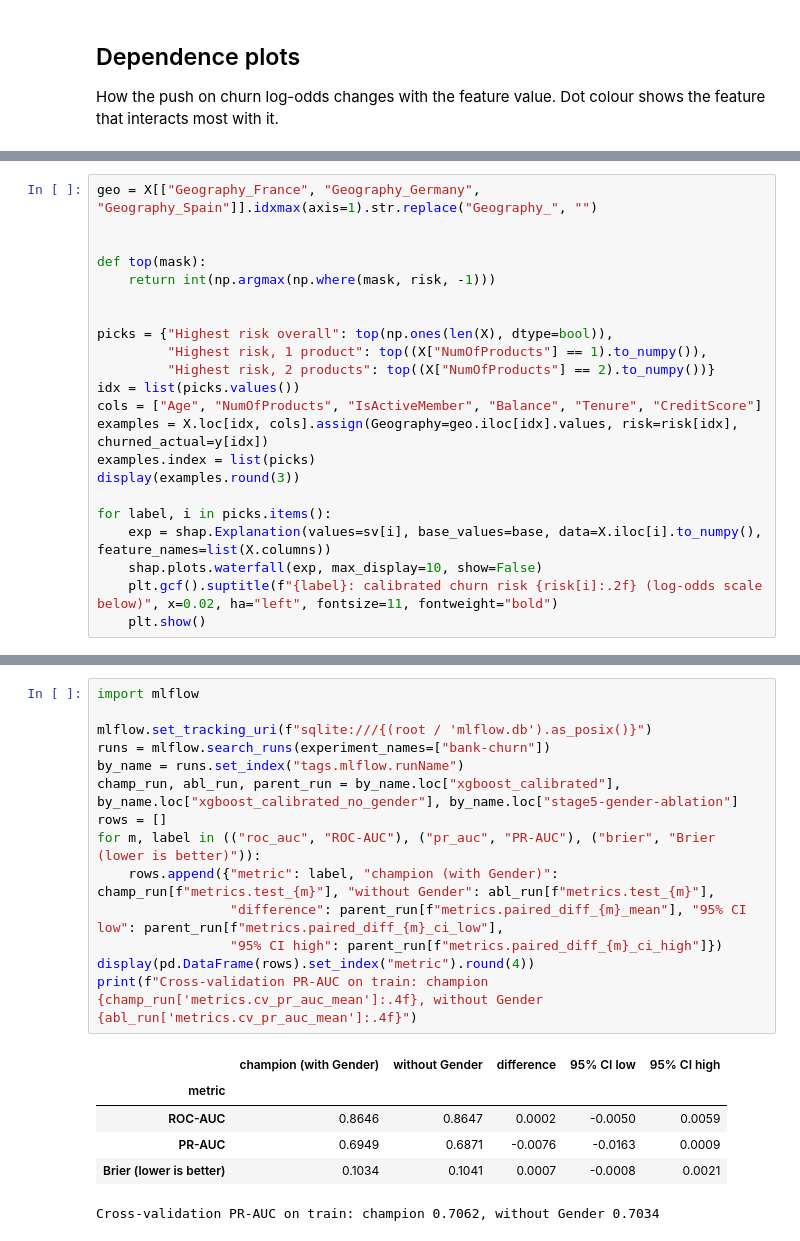
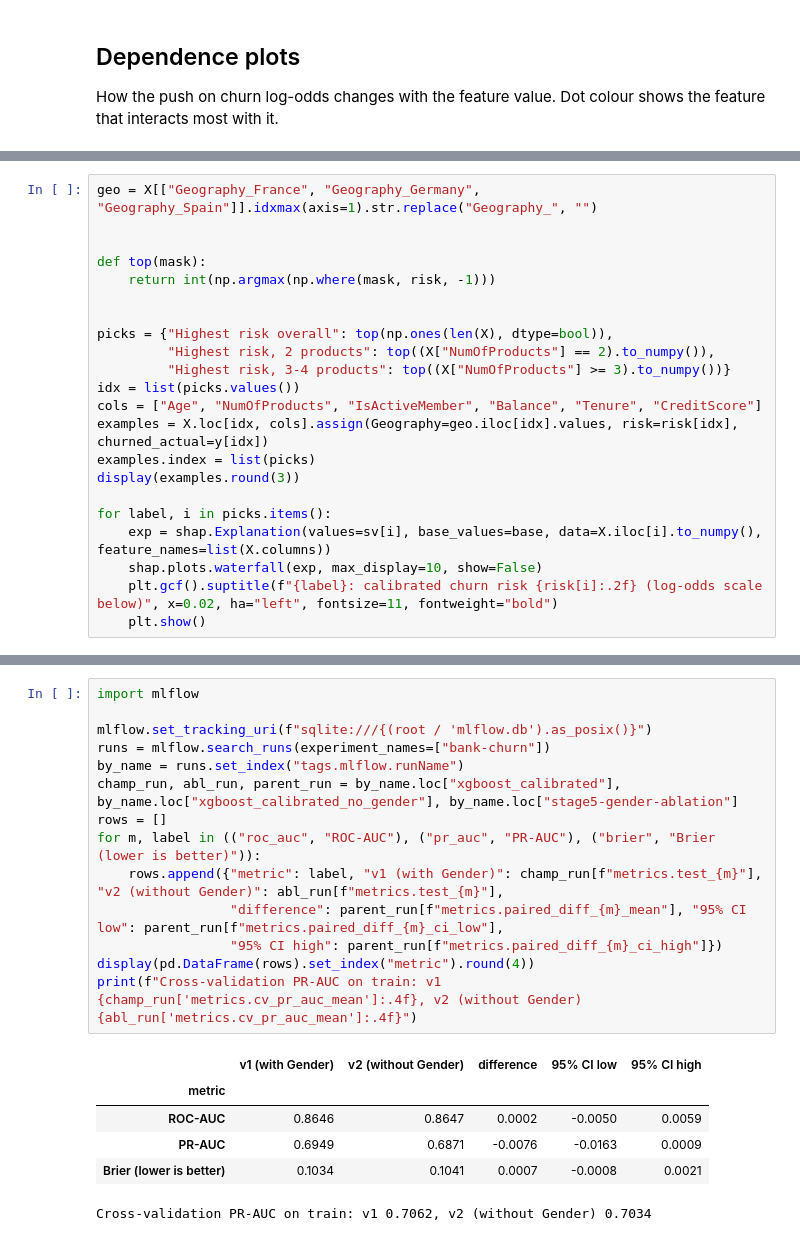
Before and after one commit to azutshi1305-coder/bank-churn-retention, a Jupyter notebook: notebooks/04_drivers.ipynb, the cells around one changed output, grey strips where cells are left out. Cells and saved outputs as stored; diff of their text form.

```diff
--- a/notebooks/04_drivers.ipynb
+++ b/notebooks/04_drivers.ipynb
@@ -113,8 +113,8 @@ def top(mask):
 
 
 picks = {"Highest risk overall": top(np.ones(len(X), dtype=bool)),
-         "Highest risk, 1 product": top((X["NumOfProducts"] == 1).to_numpy()),
-         "Highest risk, 2 products": top((X["NumOfProducts"] == 2).to_numpy())}
+         "Highest risk, 2 products": top((X["NumOfProducts"] == 2).to_numpy()),
+         "Highest risk, 3-4 products": top((X["NumOfProducts"] >= 3).to_numpy())}
 idx = list(picks.values())
 cols = ["Age", "NumOfProducts", "IsActiveMember", "Balance", "Tenure", "CreditScore"]
 examples = X.loc[idx, cols].assign(Geography=geo.iloc[idx].values, risk=risk[idx], churned_actual=y[idx])
@@ -142,22 +144,22 @@ The table compares the two models on the same test customers. The difference com
 # %%
 import mlflow
 
 mlflow.set_tracking_uri(f"sqlite:///{(root / 'mlflow.db').as_posix()}")
 runs = mlflow.search_runs(experiment_names=["bank-churn"])
 by_name = runs.set_index("tags.mlflow.runName")
 champ_run, abl_run, parent_run = by_name.loc["xgboost_calibrated"], by_name.loc["xgboost_calibrated_no_gender"], by_name.loc["stage5-gender-ablation"]
 rows = []
 for m, label in (("roc_auc", "ROC-AUC"), ("pr_auc", "PR-AUC"), ("brier", "Brier (lower is better)")):
-    rows.append({"metric": label, "champion (with Gender)": champ_run[f"metrics.test_{m}"], "without Gender": abl_run[f"metrics.test_{m}"],
+    rows.append({"metric": label, "v1 (with Gender)": champ_run[f"metrics.test_{m}"], "v2 (without Gender)": abl_run[f"metrics.test_{m}"],
                  "difference": parent_run[f"metrics.paired_diff_{m}_mean"], "95% CI low": parent_run[f"metrics.paired_diff_{m}_ci_low"],
                  "95% CI high": parent_run[f"metrics.paired_diff_{m}_ci_high"]})
 display(pd.DataFrame(rows).set_index("metric").round(4))
-print(f"Cross-validation PR-AUC on train: champion {champ_run['metrics.cv_pr_auc_mean']:.4f}, without Gender {abl_run['metrics.cv_pr_auc_mean']:.4f}")
+print(f"Cross-validation PR-AUC on train: v1 {champ_run['metrics.cv_pr_auc_mean']:.4f}, v2 (without Gender) {abl_run['metrics.cv_pr_auc_mean']:.4f}")
 # %% [output]
-|  | champion (with Gender) | without Gender | difference | 95% CI low | 95% CI high |
+|  | v1 (with Gender) | v2 (without Gender) | difference | 95% CI low | 95% CI high |
 | metric |  |  |  |  |  |
 | ROC-AUC | 0.8646 | 0.8647 | 0.0002 | -0.0050 | 0.0059 |
 | PR-AUC | 0.6949 | 0.6871 | -0.0076 | -0.0163 | 0.0009 |
 | Brier (lower is better) | 0.1034 | 0.1041 | 0.0007 | -0.0008 | 0.0021 |
-Cross-validation PR-AUC on train: champion 0.7062, without Gender 0.7034
+Cross-validation PR-AUC on train: v1 0.7062, v2 (without Gender) 0.7034
 # %% [markdown]
```
Also changed, not shown: parts of 13 cells of this notebook, 15 other files.
